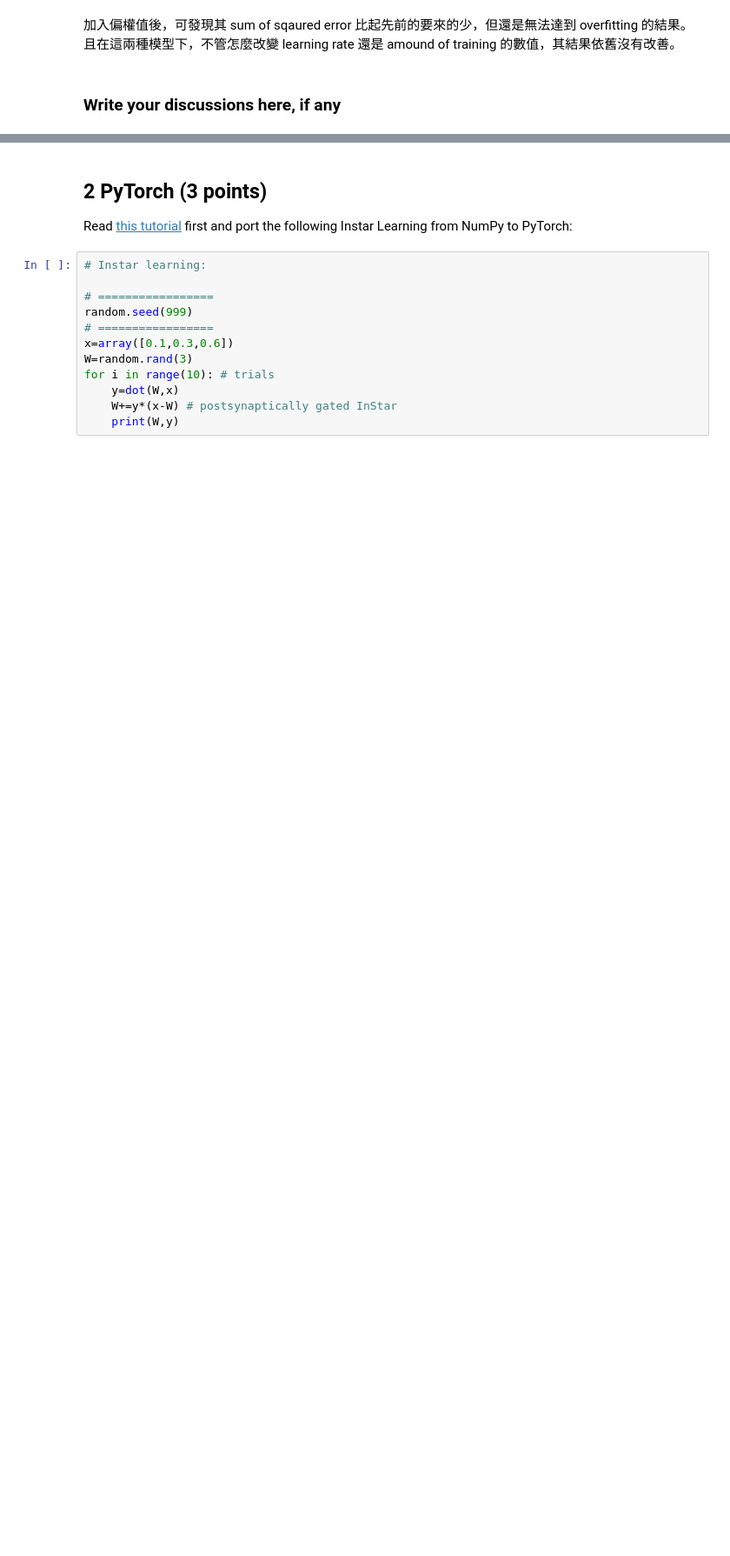
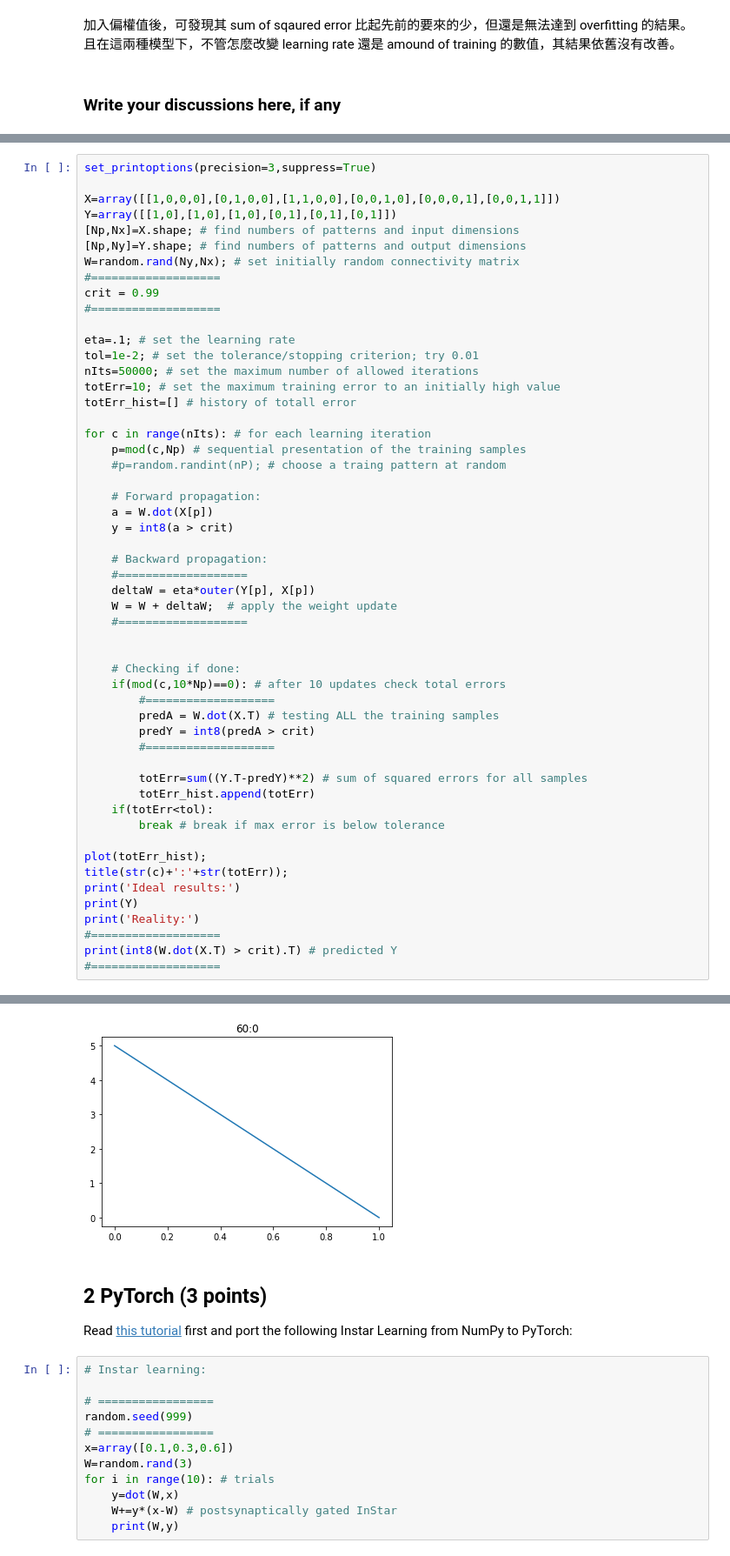
Before and after one commit to xup6y3ul6/Neural-and-Behavioral-Modeling, a Jupyter notebook: 09_Computational Cognitive Neuroscience (3-3) Neural Networks/09_exercises.ipynb, the cells around one changed output, grey strips where cells are left out. Shown: that part at 87% size. Saved outputs shown, nothing was run; the diff lists cells and outputs as text; blank space fills up the shorter version.

```diff
--- a/09_Computational Cognitive Neuroscience (3-3) Neural Networks/09_exercises.ipynb
+++ b/09_Computational Cognitive Neuroscience (3-3) Neural Networks/09_exercises.ipynb
@@ -230,0 +240,54 @@ $$
+# %%
+set_printoptions(precision=3,suppress=True)
+
+X=array([[1,0,0,0],[0,1,0,0],[1,1,0,0],[0,0,1,0],[0,0,0,1],[0,0,1,1]])
+Y=array([[1,0],[1,0],[1,0],[0,1],[0,1],[0,1]])
+[Np,Nx]=X.shape; # find numbers of patterns and input dimensions
+[Np,Ny]=Y.shape; # find numbers of patterns and output dimensions
+W=random.rand(Ny,Nx); # set initially random connectivity matrix
+#===================
+crit = 0.99
+#===================
+
+eta=.1; # set the learning rate
+tol=1e-2; # set the tolerance/stopping criterion; try 0.01
+nIts=50000; # set the maximum number of allowed iterations
+totErr=10; # set the maximum training error to an initially high value
+totErr_hist=[] # history of totall error
+
+for c in range(nIts): # for each learning iteration
+    p=mod(c,Np) # sequential presentation of the training samples
+    #p=random.randint(nP); # choose a traing pattern at random
+
+    # Forward propagation:
+    a = W.dot(X[p])
+    y = int8(a > crit)
+
+    # Backward propagation:
+    #===================
+    deltaW = eta*outer(Y[p], X[p])
+    W = W + deltaW;  # apply the weight update
+    #===================
+
+
+    # Checking if done:
+    if(mod(c,10*Np)==0): # after 10 updates check total errors
+        #===================
+        predA = W.dot(X.T) # testing ALL the training samples
+        predY = int8(predA > crit)
+        #===================
+
+        totErr=sum((Y.T-predY)**2) # sum of squared errors for all samples
+        totErr_hist.append(totErr)
+    if(totErr<tol):
+        break # break if max error is below tolerance
+
+plot(totErr_hist);
+title(str(c)+':'+str(totErr));
+print('Ideal results:')
+print(Y)
+print('Reality:')
+#===================
+print(int8(W.dot(X.T) > crit).T) # predicted Y
+#===================
+# %% [output]
@@ -231,3 +308,4 @@ $$
+[figure, added]
 # %% [markdown]
 ## 2 PyTorch (3 points)
 Read <a href="https://www.pytorchtutorial.com/pytorch-for-numpy-users/">this tutorial</a> first and port the following Instar Learning from NumPy to PyTorch:
```
Also changed, not shown: parts of 6 cells of this notebook.
